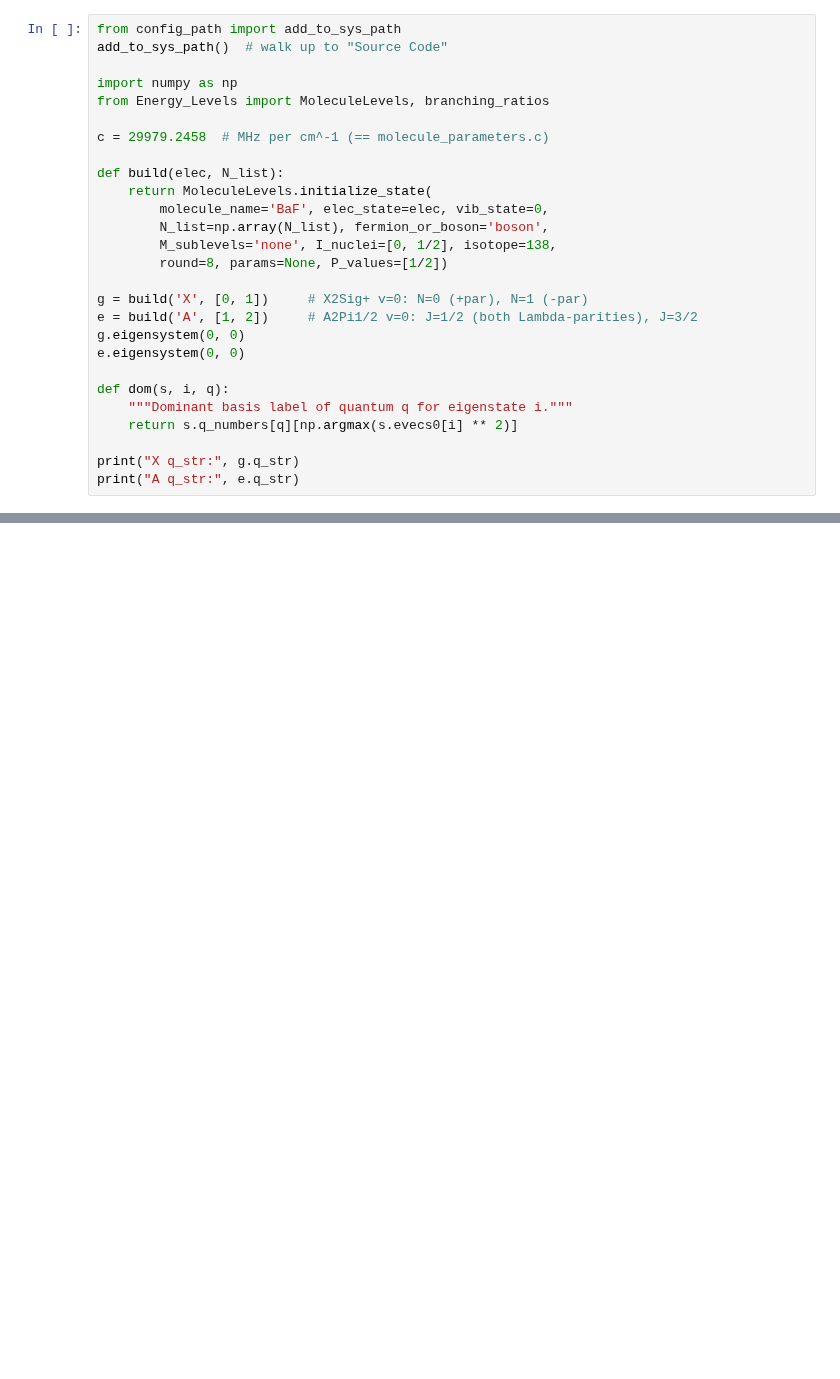
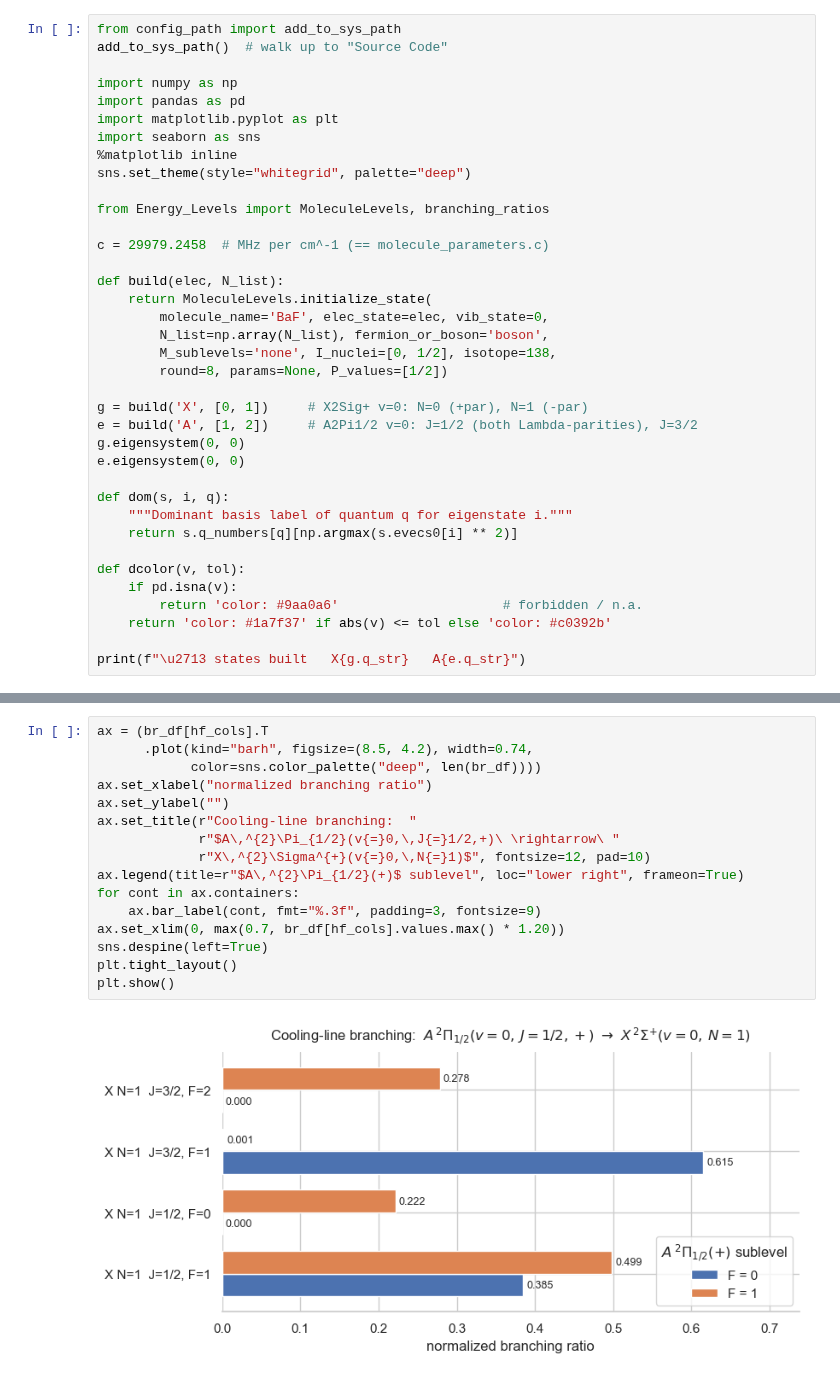
Before and after one commit to arianjad/Molecule-Structure, a Jupyter notebook: Jupyter Notebooks/RaX/baf_xa_cooling.ipynb, the cells around one changed output, grey strips where cells are left out. Saved outputs shown, nothing was run; the diff lists cells and outputs as text; blank space fills up the shorter version.

```diff
--- a/Jupyter Notebooks/RaX/baf_xa_cooling.ipynb
+++ b/Jupyter Notebooks/RaX/baf_xa_cooling.ipynb
@@ -19,6 +19,12 @@ from config_path import add_to_sys_path
 add_to_sys_path()  # walk up to "Source Code"
 
 import numpy as np
+import pandas as pd
+import matplotlib.pyplot as plt
+import seaborn as sns
+%matplotlib inline
+sns.set_theme(style="whitegrid", palette="deep")
+
 from Energy_Levels import MoleculeLevels, branching_ratios
 
 c = 29979.2458  # MHz per cm^-1 (== molecule_parameters.c)
@@ -39,5 +45,9 @@ def dom(s, i, q):
     """Dominant basis label of quantum q for eigenstate i."""
     return s.q_numbers[q][np.argmax(s.evecs0[i] ** 2)]
 
-print("X q_str:", g.q_str)
-print("A q_str:", e.q_str)
+def dcolor(v, tol):
+    if pd.isna(v):
+        return 'color: #9aa0a6'                     # forbidden / n.a.
+    return 'color: #1a7f37' if abs(v) <= tol else 'color: #c0392b'
+
+print(f"\u2713 states built   X{g.q_str}   A{e.q_str}")
@@ -100,3 +174,21 @@ print("\nrotational closure into X N=1:", "OK" if closed else "CHECK")
+# %%
+ax = (br_df[hf_cols].T
+      .plot(kind="barh", figsize=(8.5, 4.2), width=0.74,
+            color=sns.color_palette("deep", len(br_df))))
+ax.set_xlabel("normalized branching ratio")
+ax.set_ylabel("")
+ax.set_title(r"Cooling-line branching:  "
+             r"$A\,^{2}\Pi_{1/2}(v{=}0,\,J{=}1/2,+)\ \rightarrow\ "
+             r"X\,^{2}\Sigma^{+}(v{=}0,\,N{=}1)$", fontsize=12, pad=10)
+ax.legend(title=r"$A\,^{2}\Pi_{1/2}(+)$ sublevel", loc="lower right", frameon=True)
+for cont in ax.containers:
+    ax.bar_label(cont, fmt="%.3f", padding=3, fontsize=9)
+ax.set_xlim(0, max(0.7, br_df[hf_cols].values.max() * 1.20))
+sns.despine(left=True)
+plt.tight_layout()
+plt.show()
+# %% [output]
+[figure, added]
 # %% [markdown]
 ## Summary
 
```
Also changed, not shown: parts of 10 cells of this notebook, 1 other file.
